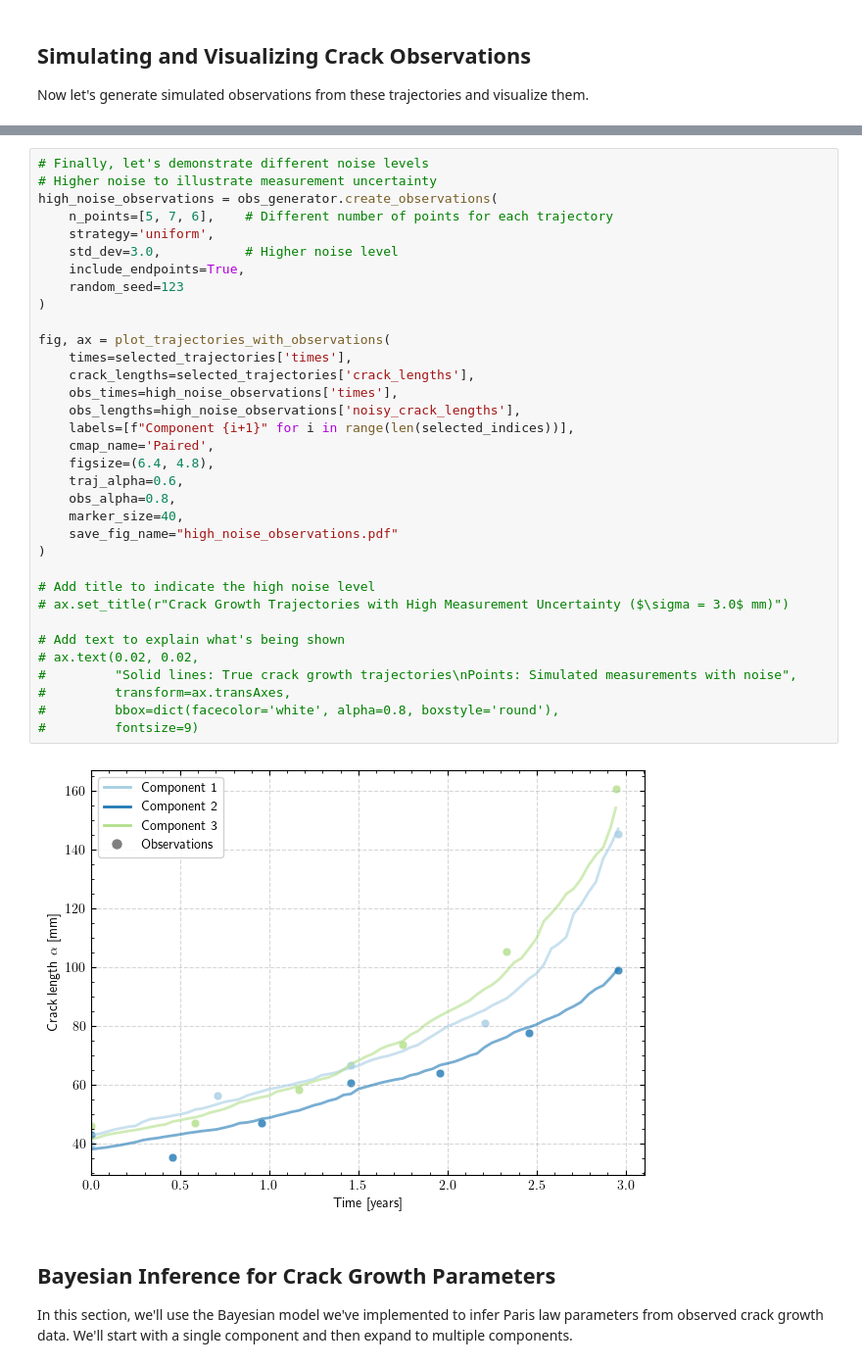
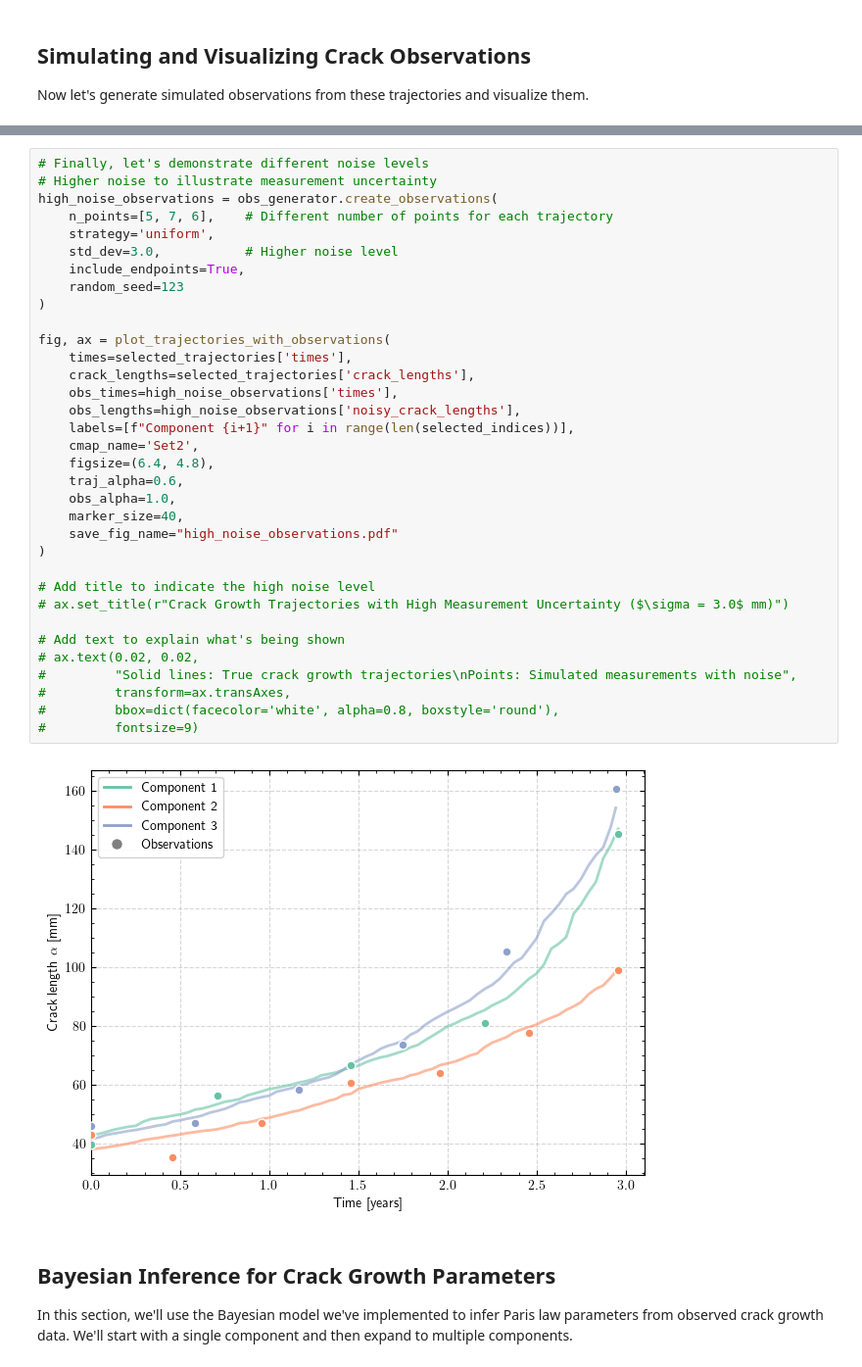
Before and after one commit to nsilionis/hierarchical-crack-growth-monitoring, a Jupyter notebook: notebooks/demo_spectral_fatigue.ipynb, the cells around one changed output, grey strips where cells are left out. Shown at 98% size. Drawn from its saved outputs; the diff is of its cells as text.

```diff
--- a/notebooks/demo_spectral_fatigue.ipynb
+++ b/notebooks/demo_spectral_fatigue.ipynb
@@ -162,36 +163,36 @@ fig, ax = plot_trajectories_with_observations(
 high_noise_observations = obs_generator.create_observations(
     n_points=[5, 7, 6],    # Different number of points for each trajectory
     strategy='uniform',
     std_dev=3.0,           # Higher noise level
     include_endpoints=True,
     random_seed=123
 )
 
 fig, ax = plot_trajectories_with_observations(
     times=selected_trajectories['times'],
     crack_lengths=selected_trajectories['crack_lengths'],
     obs_times=high_noise_observations['times'],
     obs_lengths=high_noise_observations['noisy_crack_lengths'],
     labels=[f"Component {i+1}" for i in range(len(selected_indices))],
-    cmap_name='Paired',
+    cmap_name='Set2',
     figsize=(6.4, 4.8),
     traj_alpha=0.6,
-    obs_alpha=0.8,
+    obs_alpha=1.0,
     marker_size=40,
     save_fig_name="high_noise_observations.pdf"
 )
 
 # Add title to indicate the high noise level
 # ax.set_title(r"Crack Growth Trajectories with High Measurement Uncertainty ($\sigma = 3.0$ mm)")
 
 # Add text to explain what's being shown
 # ax.text(0.02, 0.02,
 #         "Solid lines: True crack growth trajectories\nPoints: Simulated measurements with noise",
 #         transform=ax.transAxes,
 #         bbox=dict(facecolor='white', alpha=0.8, boxstyle='round'),
 #         fontsize=9)
 # %% [output]
-[figure, old version]
+[figure, new version]
 # %% [markdown]
 ## Bayesian Inference for Crack Growth Parameters
 
```
Also changed, not shown: parts of 47 cells of this notebook.
